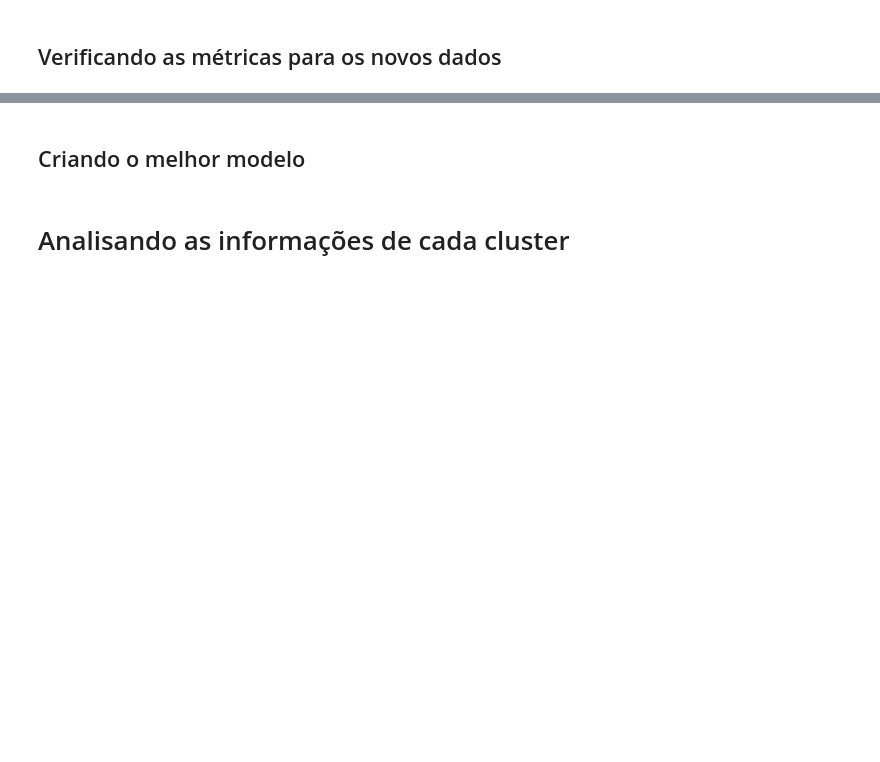
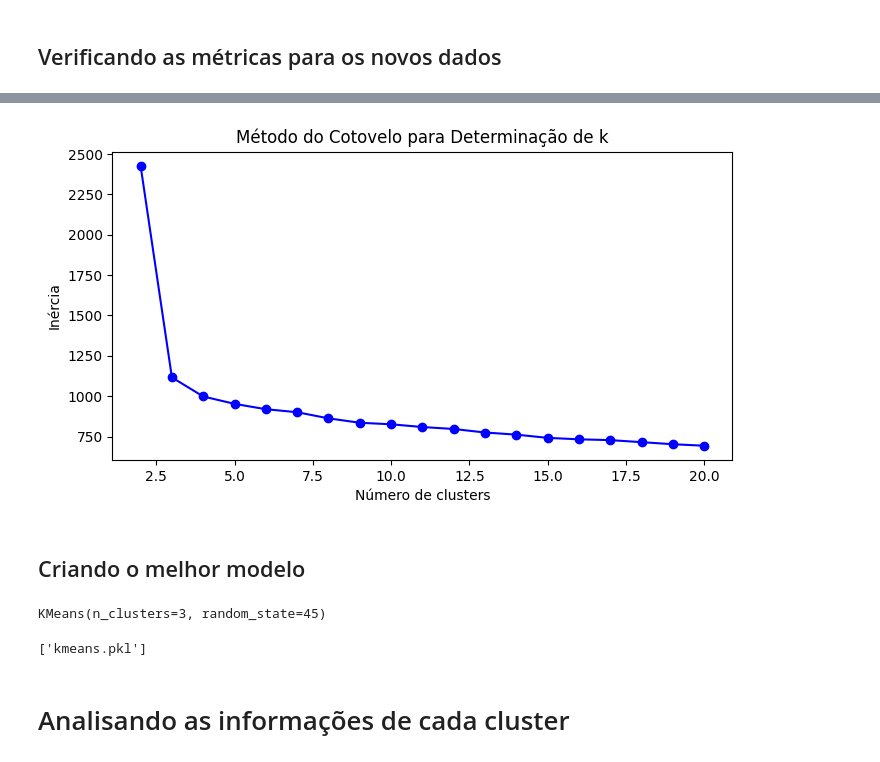
Before and after one commit to Gabriellemga/Python_Data_Science_Alura, a Jupyter notebook: M_L_Clusterizacao_dados_sem_rotulo/Projeto_marketing.ipynb, the cells around one changed output, grey strips where cells are left out. Drawn from its saved outputs; the diff is of its cells as text; code cells hidden in the pictures; blank space fills up the shorter version.

```diff
--- a/M_L_Clusterizacao_dados_sem_rotulo/Projeto_marketing.ipynb
+++ b/M_L_Clusterizacao_dados_sem_rotulo/Projeto_marketing.ipynb
@@ -70,2 +291,7 @@ def graf_silhueta (n_clusters, dados):
 # %% [markdown]
 ## Verificando as métricas para os novos dados
+# %%
+#Avaliando os valores de silhueta para os dados escalados
+
+silhueta, inercia = avaliacao(dados_escalados)
+silhueta
@@ -72,4 +324,18 @@ def graf_silhueta (n_clusters, dados):
+# %%
+#Verificando valores de inercia
+plot_cotovelo(inercia)
+# %% [output]
+[figure, added]
 # %% [markdown]
 ## Criando o melhor modelo
+# %%
+modelo_kmeans = KMeans(n_clusters=3, random_state=45, n_init = 'auto')
+modelo_kmeans.fit(dados_escalados)
+# %% [output]
+KMeans(n_clusters=3, random_state=45)
+# %%
+joblib.dump(modelo_kmeans, 'kmeans.pkl')
+# %% [output]
+['kmeans.pkl']
 # %% [markdown]
 # Analisando as informações de cada cluster
```
Also changed, not shown: parts of 38 cells of this notebook.
